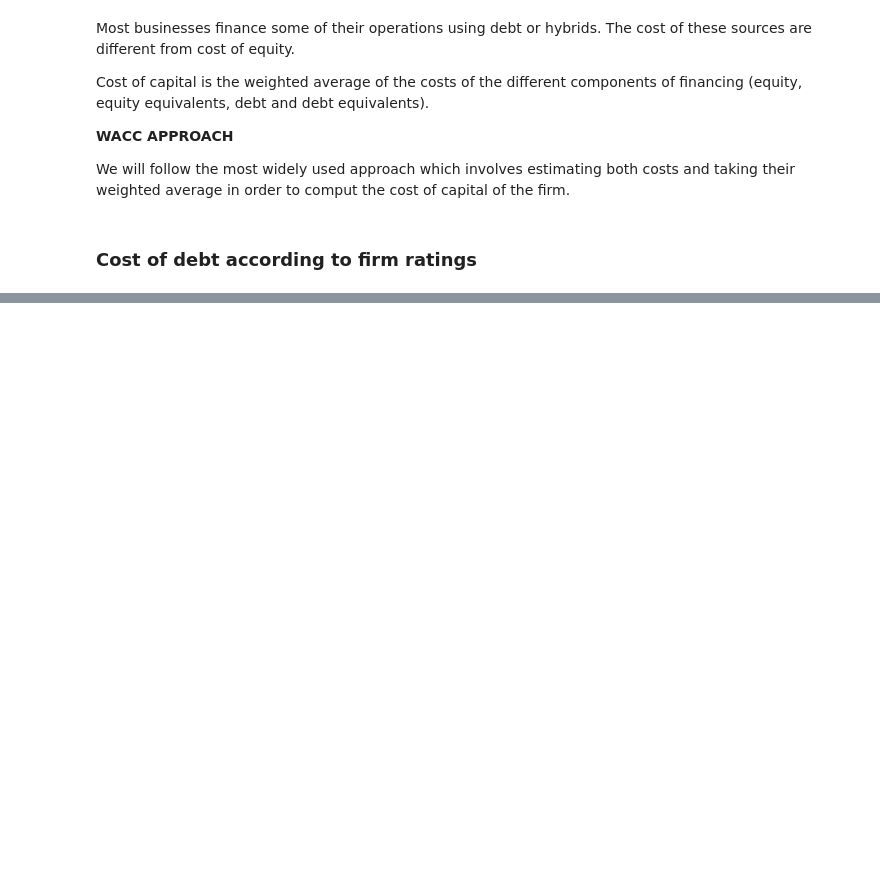
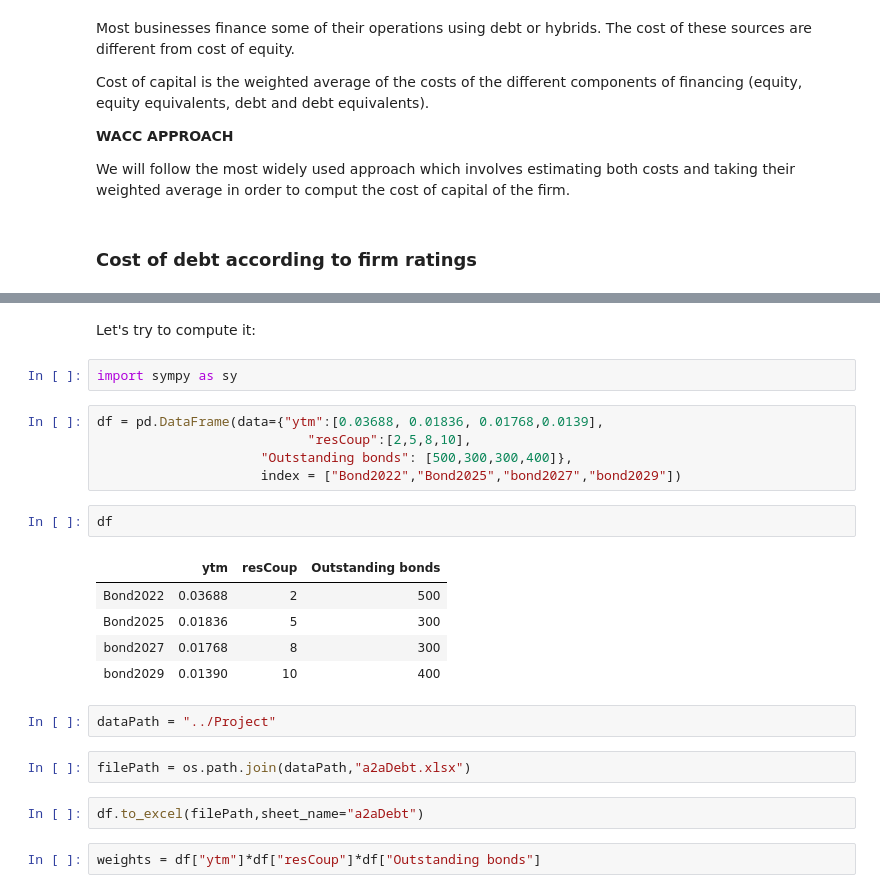
Before and after one commit to simonelucchesi/Corporate-project-, a Jupyter notebook: Notebook/Risk fundamentals analysis .ipynb, the cells around one changed output, grey strips where cells are left out. Saved outputs shown, nothing was run; the diff lists cells and outputs as text; blank space fills up the shorter version.

Commit message:
Cost of debt

```diff
--- a/Notebook/Risk fundamentals analysis .ipynb
+++ b/Notebook/Risk fundamentals analysis .ipynb
@@ -1513,0 +1536,25 @@ To be consistent with previous analysis we will use S&P rating for A2A which is
+# %% [markdown]
+Let's try to compute it:
+# %%
+import sympy as sy
+# %%
+df = pd.DataFrame(data={"ytm":[0.03688, 0.01836, 0.01768,0.0139],
+                           "resCoup":[2,5,8,10],
+                     "Outstanding bonds": [500,300,300,400]},
+                     index = ["Bond2022","Bond2025","bond2027","bond2029"])
+# %%
+df
+# %% [output]
+|  | ytm | resCoup | Outstanding bonds |
+| Bond2022 | 0.03688 | 2 | 500 |
+| Bond2025 | 0.01836 | 5 | 300 |
+| bond2027 | 0.01768 | 8 | 300 |
+| bond2029 | 0.01390 | 10 | 400 |
+# %%
+dataPath = "../Project"
+# %%
+filePath = os.path.join(dataPath,"a2aDebt.xlsx")
+# %%
+df.to_excel(filePath,sheet_name="a2aDebt")
+# %%
+weights = df["ytm"]*df["resCoup"]*df["Outstanding bonds"]
```
Also changed, not shown: parts of 9 cells of this notebook.
